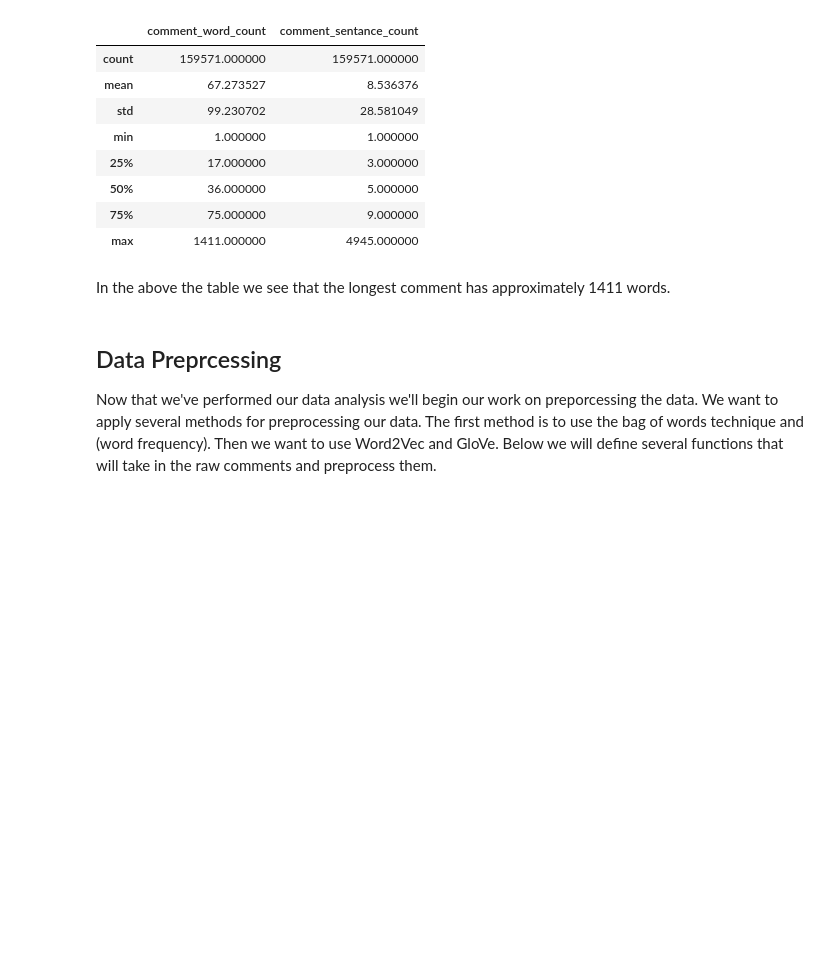
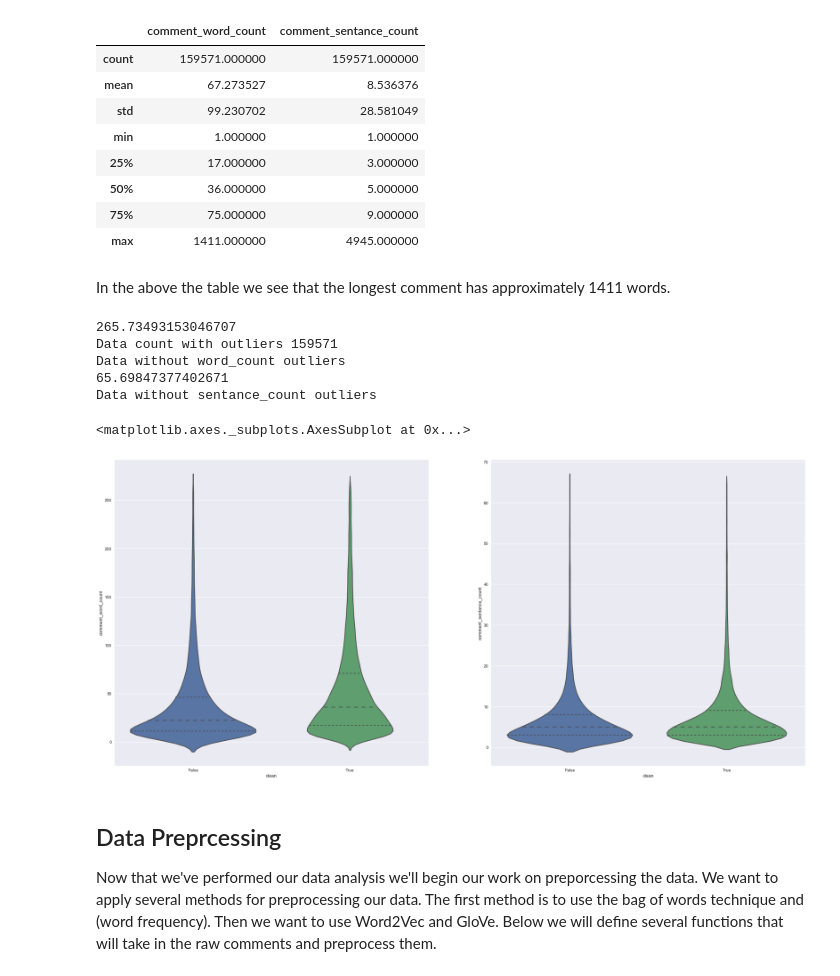
Before and after one commit to stephenoken/Toxic-Comment-Classifier, a Jupyter notebook: toxic-comment-classifier.ipynb, the cells around one changed output. Drawn from its saved outputs; the diff is of its cells as text; code cells hidden in the pictures; blank space fills up the shorter version.

```diff
--- a/toxic-comment-classifier.ipynb
+++ b/toxic-comment-classifier.ipynb
@@ -244,6 +250,42 @@ temp_data[temp_data.columns[-2:]].describe()
 | max | 1411.000000 | 4945.000000 |
 # %% [markdown]
 In the above the table we see that the longest comment has approximately  1411 words.
+# %%
+fig = plt.figure(figsize=(30,30))
+
+def x_score(z, m, o):
+#     z = (x - m) / o
+    return (z * o) + m
+
+word_count_mean = temp_data['comment_word_count'].mean()
+word_count_std = temp_data['comment_word_count'].std()
+word_count_outlier_score = x_score(2.0, word_count_mean, word_count_std)
+print(word_count_outlier_score)
+temp_data_1 = temp_data[(temp_data['comment_word_count'] < word_count_outlier_score)]
+print("Data count with outliers {}".format(len(temp_data)))
+print("Data without word_count outliers".format(len(temp_data_1)))
+
+sentance_count_mean = temp_data['comment_sentance_count'].mean()
+sentance_count_std = temp_data['comment_sentance_count'].std()
+sentance_count_outlier_score = x_score(2.0, sentance_count_mean, sentance_count_std)
+print(sentance_count_outlier_score)
+
+temp_data_2 = temp_data[(temp_data['comment_sentance_count'] < sentance_count_outlier_score)]
+
+print("Data without sentance_count outliers".format(len(temp_data_2)))
+
+fig.add_subplot(2, 2, 1)
+sns.violinplot(x='clean', y='comment_word_count', data=temp_data_1, split=True, inner="quart", pallette={0:'b', 1:'r'})
+fig.add_subplot(2, 2, 2)
+sns.violinplot(x='clean', y='comment_sentance_count', data=temp_data_2, split=True, inner="quart", pallette={0:'b', 1:'r'})
+# %% [output]
+265.73493153046707
+Data count with outliers 159571
+Data without word_count outliers
+65.69847377402671
+Data without sentance_count outliers
+<matplotlib.axes._subplots.AxesSubplot at 0x...>
+[figure, added]
 # %% [markdown]
 ## Data Preprcessing
 Now that we've performed our data analysis we'll begin our work on preporcessing the data. We want to apply several methods for preprocessing our data. The first method is to use the bag of words technique and (word frequency). Then we want to use Word2Vec and GloVe. Below we will define several functions that will take in the raw comments and preprocess them.
```
Also changed, not shown: parts of 14 cells of this notebook, 6 other files.
